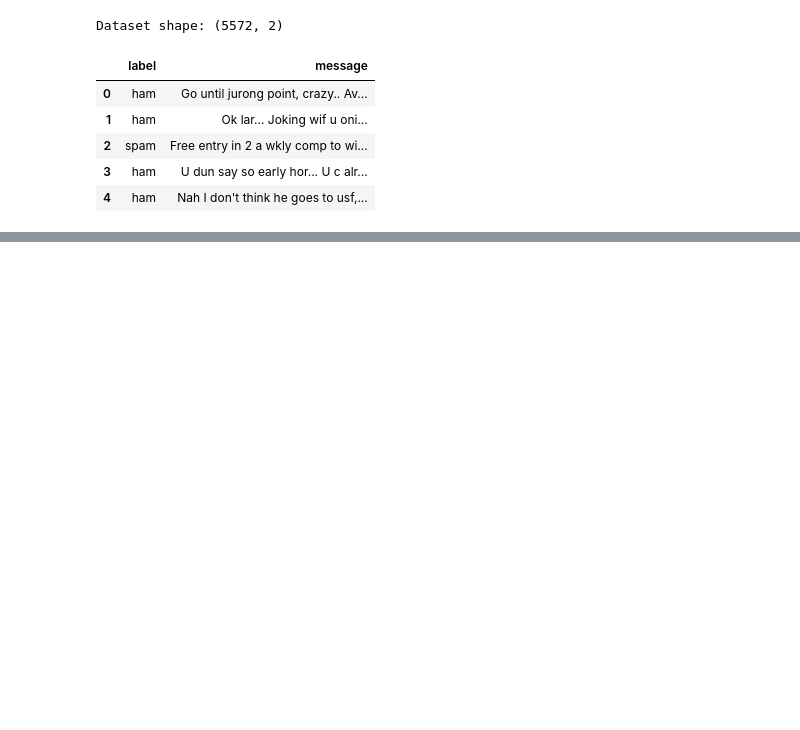
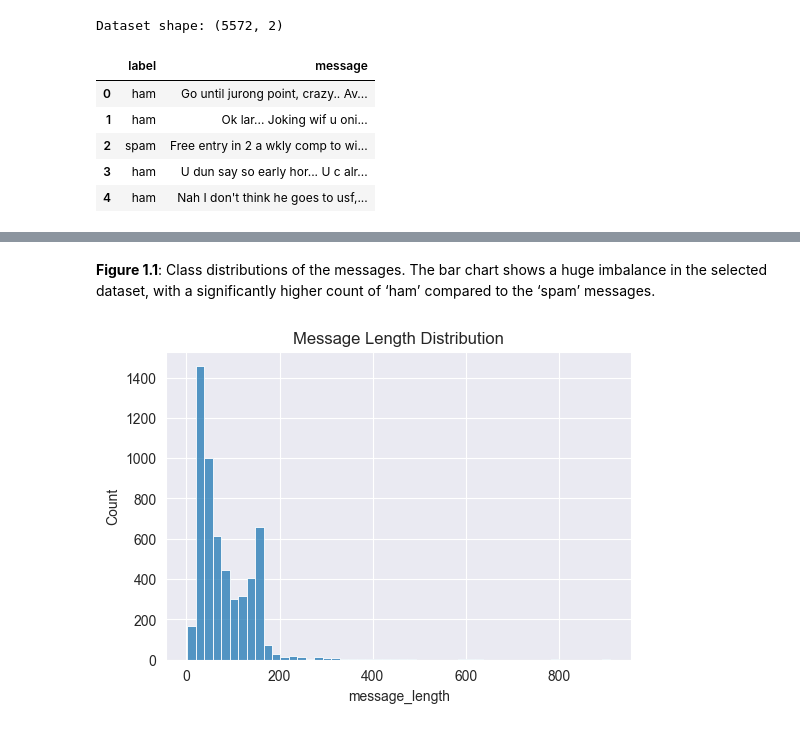
Before and after one commit to milenkirilov888/ce4145-natural-language-processing, a Jupyter notebook: coursework.ipynb, the cells around one changed output, grey strips where cells are left out. Saved outputs shown, nothing was run; the diff lists cells and outputs as text; code cells hidden in the pictures; blank space fills up the shorter version.

Commit message:
Dataset Exploration & Pre-Processing

```diff
--- a/coursework.ipynb
+++ b/coursework.ipynb
@@ -20,0 +63,10 @@ Dataset shape: (5572, 2)
+# %% [markdown]
+**Figure 1.1**: Class distributions of the messages. The bar chart shows a huge imbalance in the selected dataset, with a significantly higher count of ‘ham’ compared to the ‘spam’ messages.
+# %%
+# Plot message length distribution
+plt.figure(figsize=(6,4))
+sns.histplot(df['message_length'], bins=50)
+plt.title("Message Length Distribution")
+plt.show()
+# %% [output]
+[figure, added]
```
Also changed, not shown: parts of 17 cells of this notebook.
